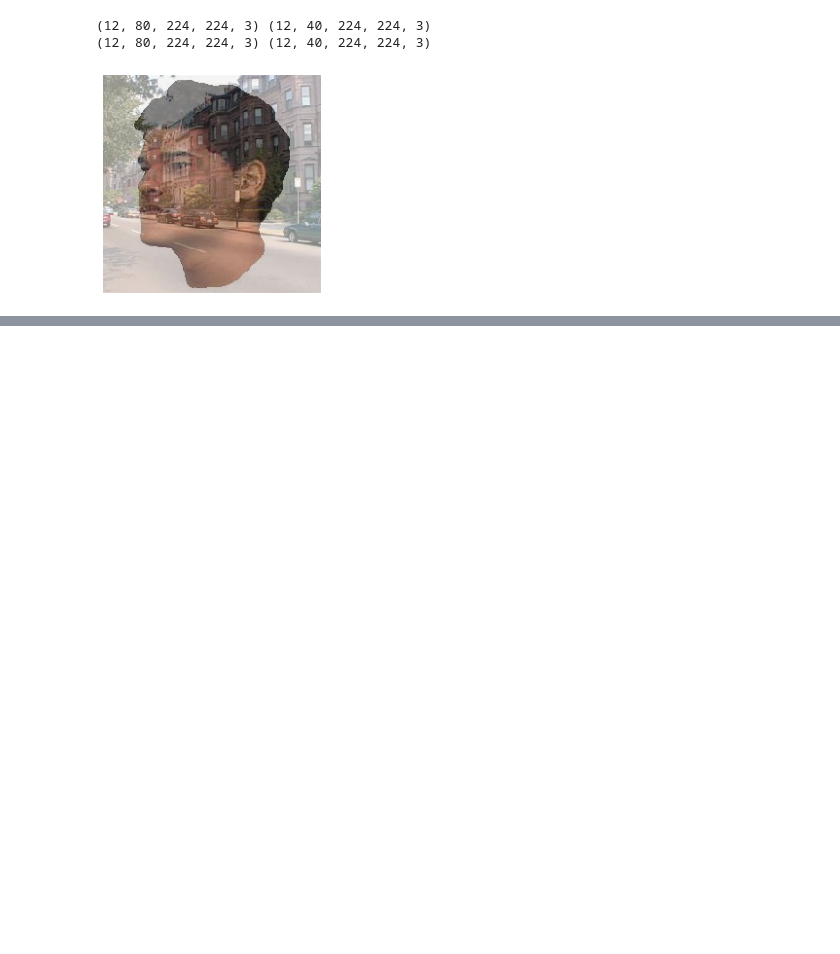
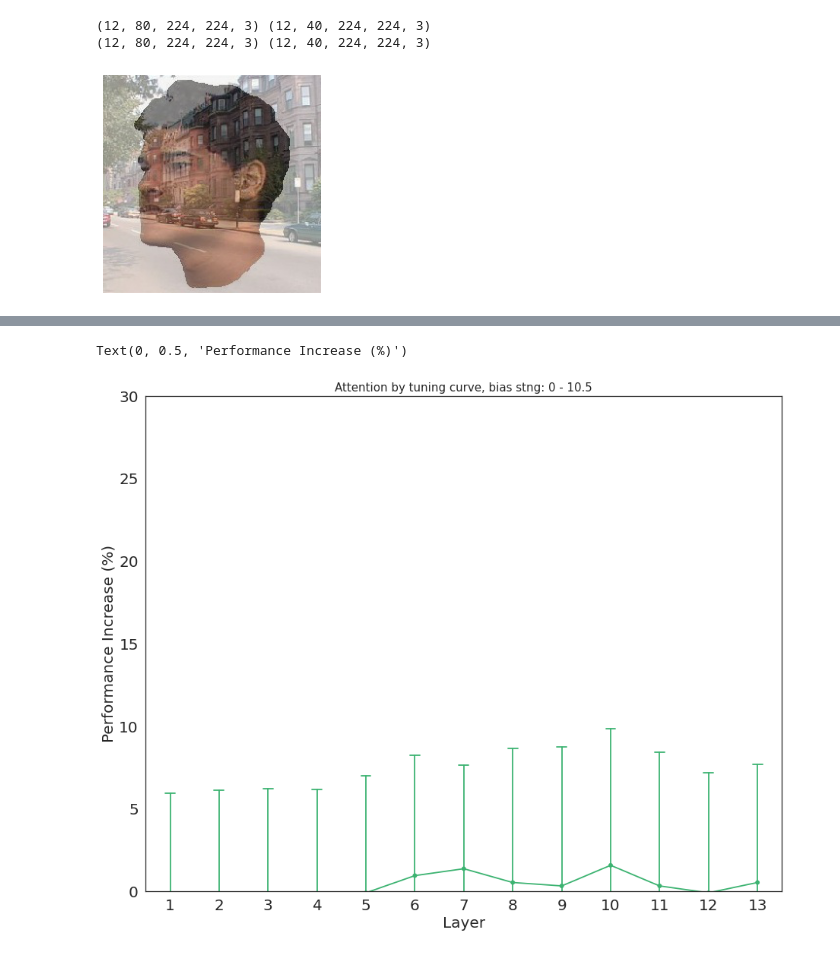
Before and after one commit to soukhind2/vgg16obj, a Jupyter notebook: merge_set_tsne.ipynb, the cells around one changed output, grey strips where cells are left out. Cells and saved outputs as stored; diff of their text form; code cells hidden in the pictures; blank space fills up the shorter version.

```diff
--- a/merge_set_tsne.ipynb
+++ b/merge_set_tsne.ipynb
@@ -400,17 +348,0 @@ Test Time: 0.14777278900146484
-# %%
-input_size = 224
-output_size = 14
-bin_size = input_size // output_size
-small_image = np.zeros((80,output_size,output_size,3))
-for i in range(80):
-  small_image[i] = test_it[i].reshape((output_size, bin_size,
-                                     output_size, bin_size, 3)).max(3).max(1)
-
-m_image = np.zeros((output_size*80,output_size*80,3))
-for i,idx in enumerate(image_xindex_sorted):
-  a = int(np.ceil(reduced_transformed[i, 0] * (output_size*80-output_size-1)+1))
-  b = int(np.ceil(reduced_transformed[i, 1] * (output_size*80-output_size-1)+1))
-  m_image[a:a+output_size,b:b+output_size,:] = small_image[idx]
-
-plt.figure(figsize = (20,20))
-plt.imshow(m_image)
@@ -423,0 +772,37 @@ a*output_size
+# %%
+acc = [0.69,0.72,0.85,0.58,0.66,0.63]
+
+
+x = np.load('tun_accuracy_multi0.npy')
+x = np.expand_dims(x,0)
+
+for i in np.arange(1,10,1):
+  temp = np.load('tun_accuracy_multi' + str(i) + '.npy')
+  temp = np.expand_dims(temp,0)
+  x = np.vstack((x,temp))
+
+
+
+x = np.amax(x,0)
+
+plt_data = np.zeros((6,13))
+for i in range(6):
+  for j in range(13):
+    plt_data[i,j] = x[i,j] - acc[i]
+
+
+import seaborn as sns
+sns.set(style="white",rc={"lines.linewidth": 1})
+plt.figure(figsize = (15,12))
+ax = sns.pointplot(data = plt_data*100, color = 'mediumseagreen',
+                   errorwidth = 0.1 , capsize = 0.2)
+
+ax.set_xlabel('Layer',size = 20)
+ax.set_xticklabels(np.arange(1,14),size = 20)
+plt.yticks(fontsize = 20)
+plt.ylim(0,30)
+plt.title('Attention by tuning curve, bias stng: 0 - 10.5',size = 15)
+ax.set_ylabel('Performance Increase (%)',size = 20)
+# %% [output]
+Text(0, 0.5, 'Performance Increase (%)')
+[figure, added]
```
Also changed, not shown: parts of 23 cells of this notebook.
